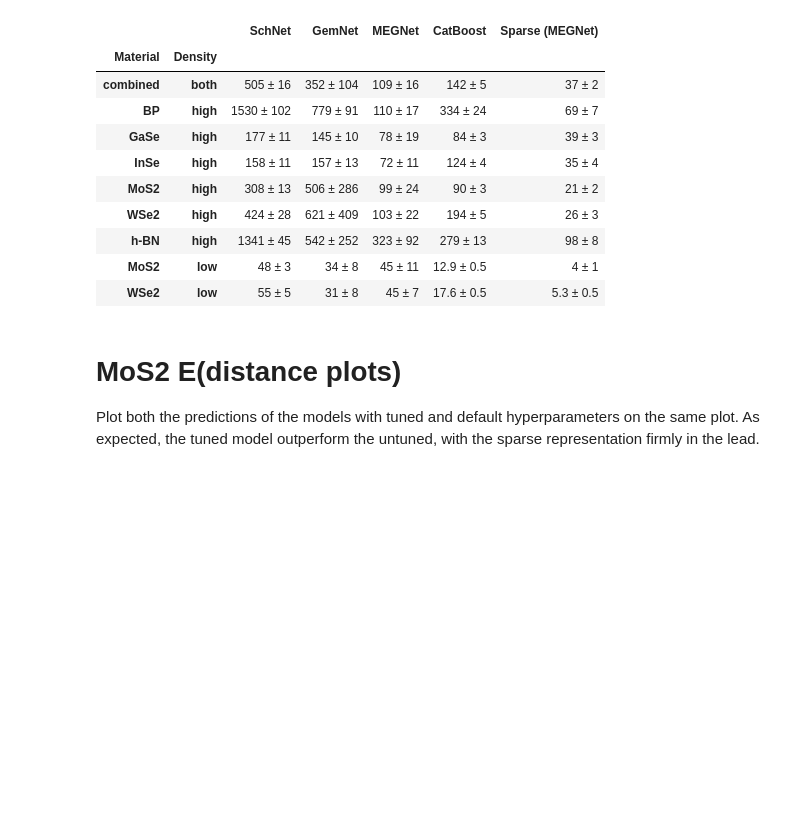
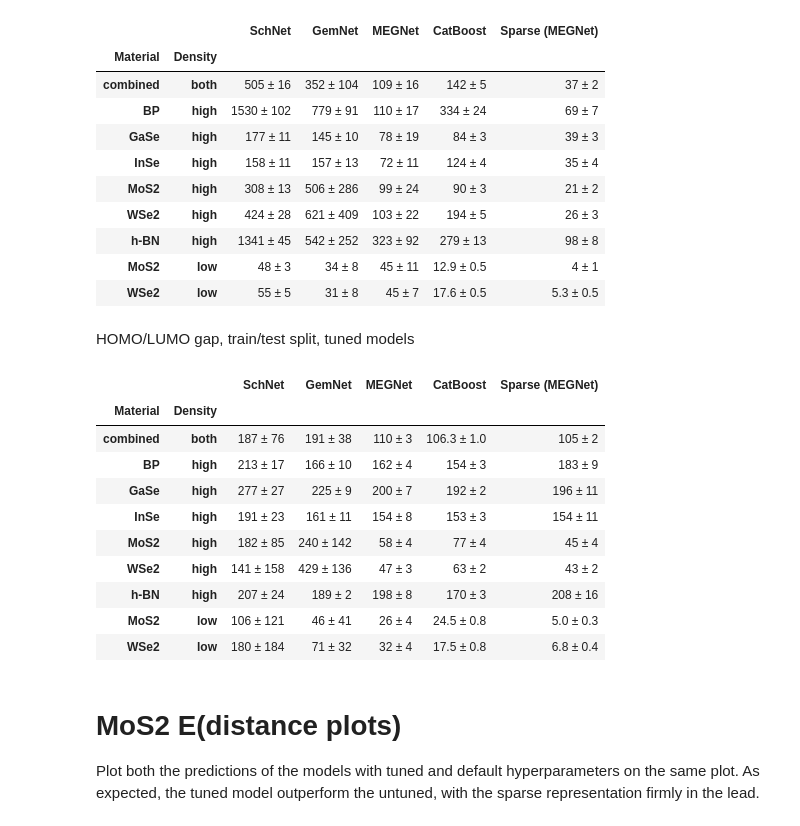
Before and after one commit to HSE-LAMBDA/ai4material_design, a Jupyter notebook: notebooks/Rolos_publication.ipynb, the cells around one changed output. Drawn from its saved outputs; the diff is of its cells as text; code cells hidden in the pictures; blank space fills up the shorter version.

Commit message:
Results notebook

```diff
--- a/notebooks/Rolos_publication.ipynb
+++ b/notebooks/Rolos_publication.ipynb
@@ -36,6 +36,25 @@ table.applymap(format_result)
 | h-BN | high | 1341 ± 45 | 542 ± 252 | 323 ± 92 | 279 ± 13 | 98 ± 8 |
 | MoS2 | low | 48 ± 3 | 34 ± 8 | 45 ± 11 | 12.9 ± 0.5 | 4 ± 1 |
 | WSe2 | low | 55 ± 5 | 31 ± 8 | 45 ± 7 | 17.6 ± 0.5 | 5.3 ± 0.5 |
+# %% [markdown]
+HOMO/LUMO gap, train/test split, tuned models
+# %%
+args_homo_lumo_gap = get_argparser().parse_args(
+    r"--experiment combined_mixed_weighted_test --targets homo_lumo_gap_min --stability-trials stability/schnet/25-11-2022_16-52-31/2a52dbe8 stability/catboost/29-11-2022_13-16-01/1b1af67c stability/gemnet/16-11-2022_20-05-04/c366c47e stability/megnet_pytorch/sparse/05-12-2022_19-50-53/831cc496 stability/megnet_pytorch/25-11-2022_11-38-18/1baefba7 --separate-by target --column-format-re stability/(?P<name>.+)/.+/.+ --paper-results --multiple 1000".split())
+table = do_table(args_homo_lumo_gap, format_="pandas")
+table.applymap(format_result)
+# %% [output]
+|  |  | SchNet | GemNet | MEGNet | CatBoost | Sparse (MEGNet) |
+| Material | Density |  |  |  |  |  |
+| combined | both | 187 ± 76 | 191 ± 38 | 110 ± 3 | 106.3 ± 1.0 | 105 ± 2 |
+| BP | high | 213 ± 17 | 166 ± 10 | 162 ± 4 | 154 ± 3 | 183 ± 9 |
+| GaSe | high | 277 ± 27 | 225 ± 9 | 200 ± 7 | 192 ± 2 | 196 ± 11 |
+| InSe | high | 191 ± 23 | 161 ± 11 | 154 ± 8 | 153 ± 3 | 154 ± 11 |
+| MoS2 | high | 182 ± 85 | 240 ± 142 | 58 ± 4 | 77 ± 4 | 45 ± 4 |
+| WSe2 | high | 141 ± 158 | 429 ± 136 | 47 ± 3 | 63 ± 2 | 43 ± 2 |
+| h-BN | high | 207 ± 24 | 189 ± 2 | 198 ± 8 | 170 ± 3 | 208 ± 16 |
+| MoS2 | low | 106 ± 121 | 46 ± 41 | 26 ± 4 | 24.5 ± 0.8 | 5.0 ± 0.3 |
+| WSe2 | low | 180 ± 184 | 71 ± 32 | 32 ± 4 | 17.5 ± 0.8 | 6.8 ± 0.4 |
 # %% [markdown]
 # MoS2 E(distance plots)
 Plot both the predictions of the models with tuned and default hyperparameters on the same plot. As expected, the tuned model outperform the untuned, with the sparse representation firmly in the lead.
```
Also changed, not shown: parts of 1 cell of this notebook.
